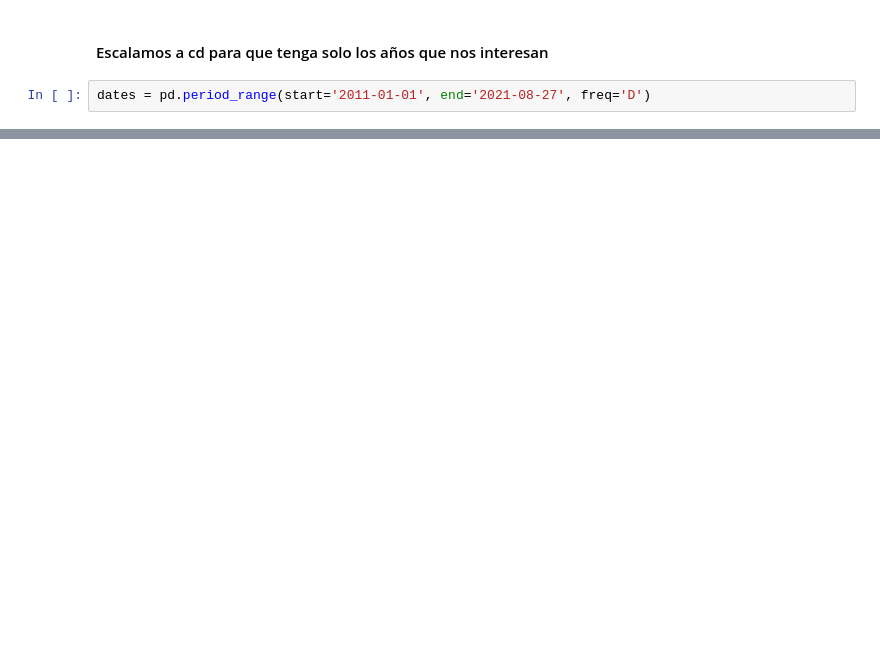
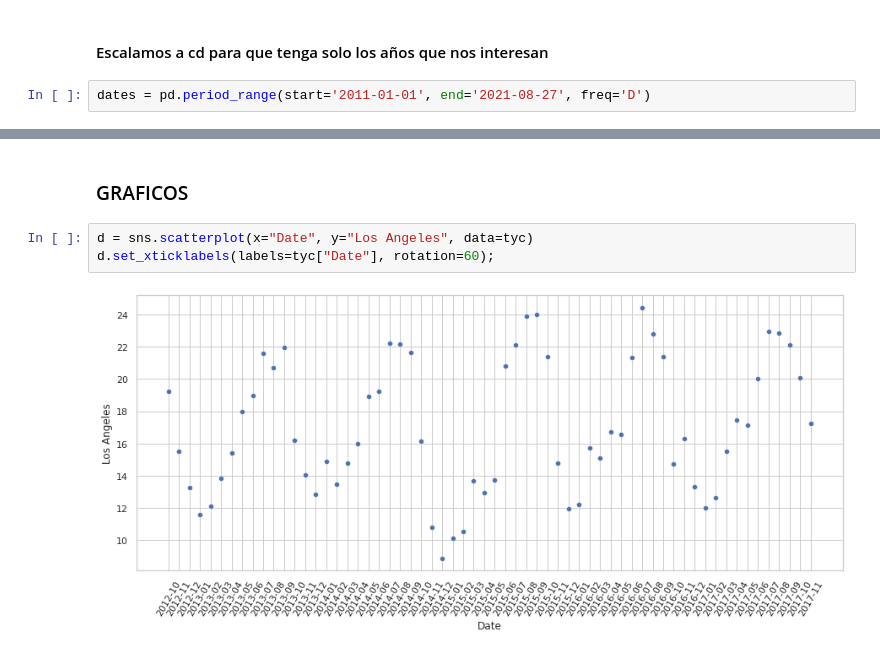
Before and after one commit to JulianTrufero/CO2-and-Temperatures-Seasonality, a Jupyter notebook: P (copy).ipynb, the cells around one changed output, grey strips where cells are left out. Drawn from its saved outputs; the diff is of its cells as text; blank space fills up the shorter version.

```diff
--- a/P (copy).ipynb
+++ b/P (copy).ipynb
@@ -186,0 +172,7 @@ co2.head()
+# %% [markdown]
+### GRAFICOS
+# %%
+d = sns.scatterplot(x="Date", y="Los Angeles", data=tyc)
+d.set_xticklabels(labels=tyc["Date"], rotation=60);
+# %% [output]
+[figure, added]
```
Also changed, not shown: parts of 39 cells of this notebook.
